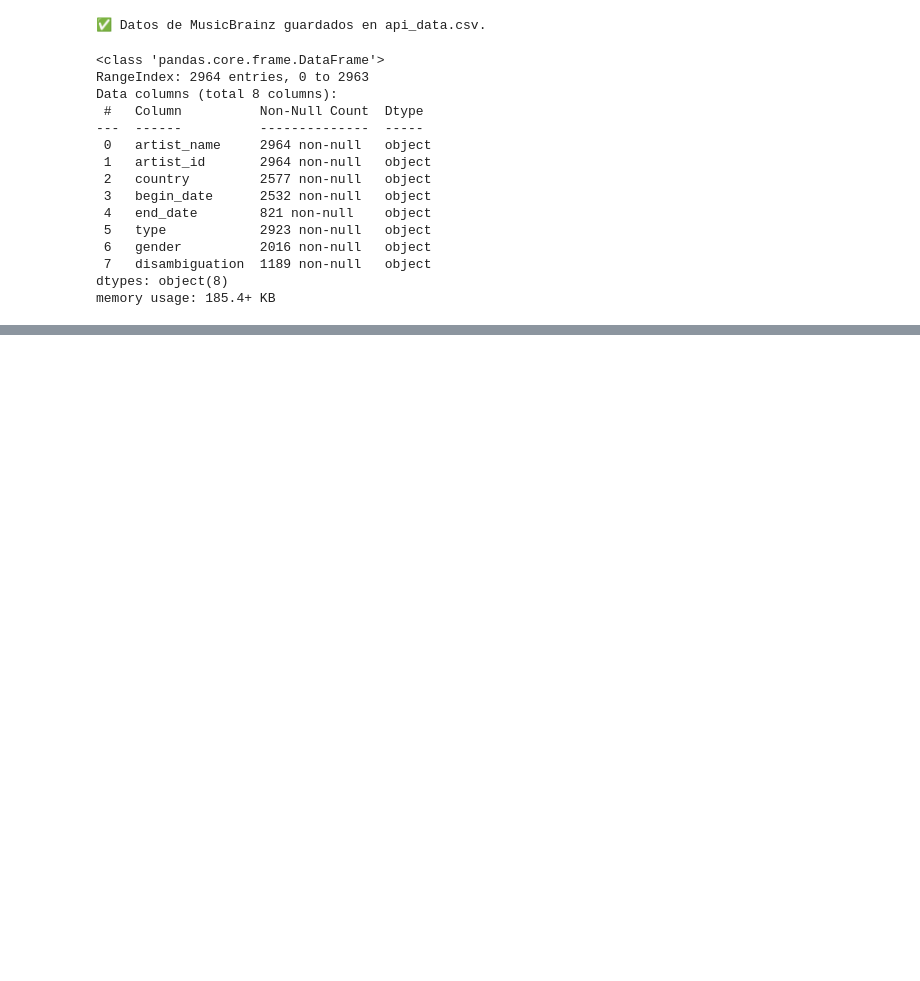
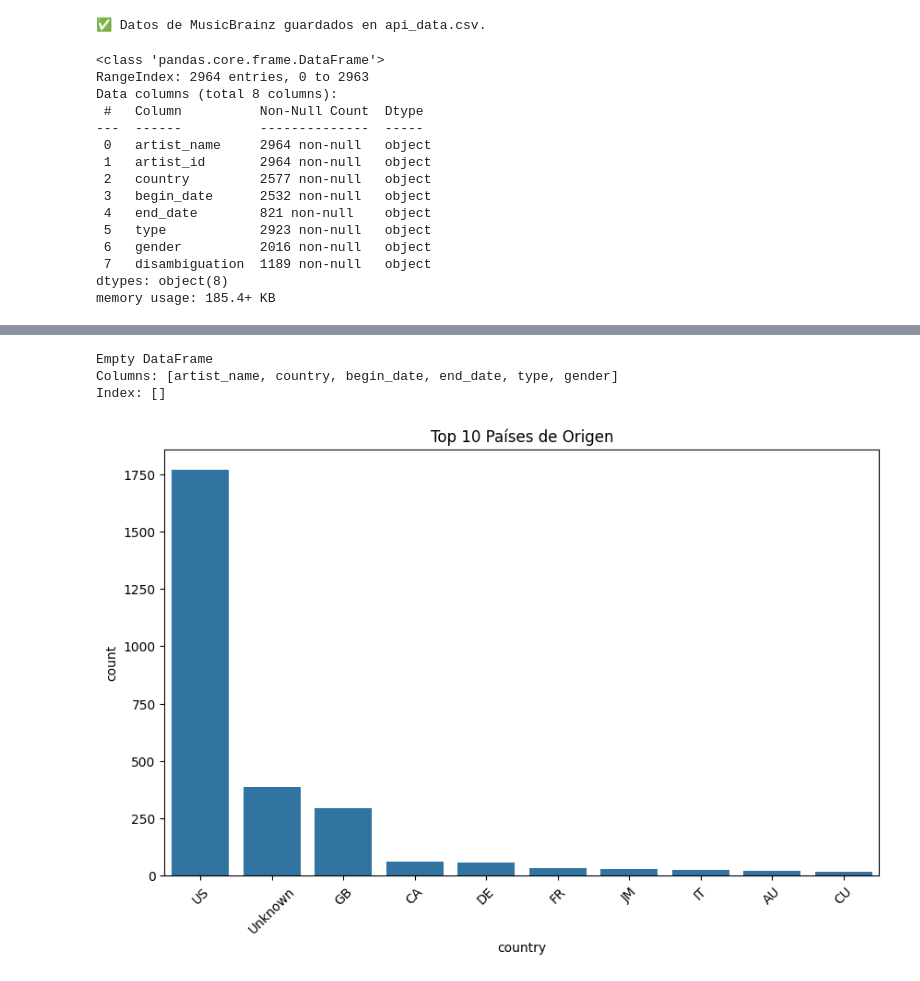
Before and after one commit to Michelburgos/Workshop_2, a Jupyter notebook: notebooks/004_EDA_API.ipynb, the cells around one changed output, grey strips where cells are left out. Cells and saved outputs as stored; diff of their text form; code cells hidden in the pictures; blank space fills up the shorter version.

```diff
--- a/notebooks/004_EDA_API.ipynb
+++ b/notebooks/004_EDA_API.ipynb
@@ -154,0 +130,7 @@ plt.show()
+# %%
+df['type'] = df['type'].fillna('Unknown')
+# %%
+df['gender'] = df.apply(lambda row: 'N/A' if row['type'] == 'Group' else row['gender'], axis=1)
+df['gender'] = df['gender'].fillna('Unknown')
+# %%
+df['disambiguation'] = df['disambiguation'].fillna('')
@@ -154,0 +149,2 @@ plt.show()
+# %%
+df = df.drop(columns= ['artist_id', 'disambiguation'])
@@ -154,0 +160,16 @@ plt.show()
+# %%
+duplicados = df.duplicated()
+
+print(df[duplicados])
+# %% [output]
+Empty DataFrame
+Columns: [artist_name, country, begin_date, end_date, type, gender]
+Index: []
+# %%
+plt.figure(figsize=(10, 6))
+sns.countplot(x='country', data=df, order=df['country'].value_counts().index[:10])
+plt.title('Top 10 Países de Origen')
+plt.xticks(rotation=45)
+plt.show()
+# %% [output]
+[figure, added]
```
Also changed, not shown: parts of 16 cells of this notebook.
